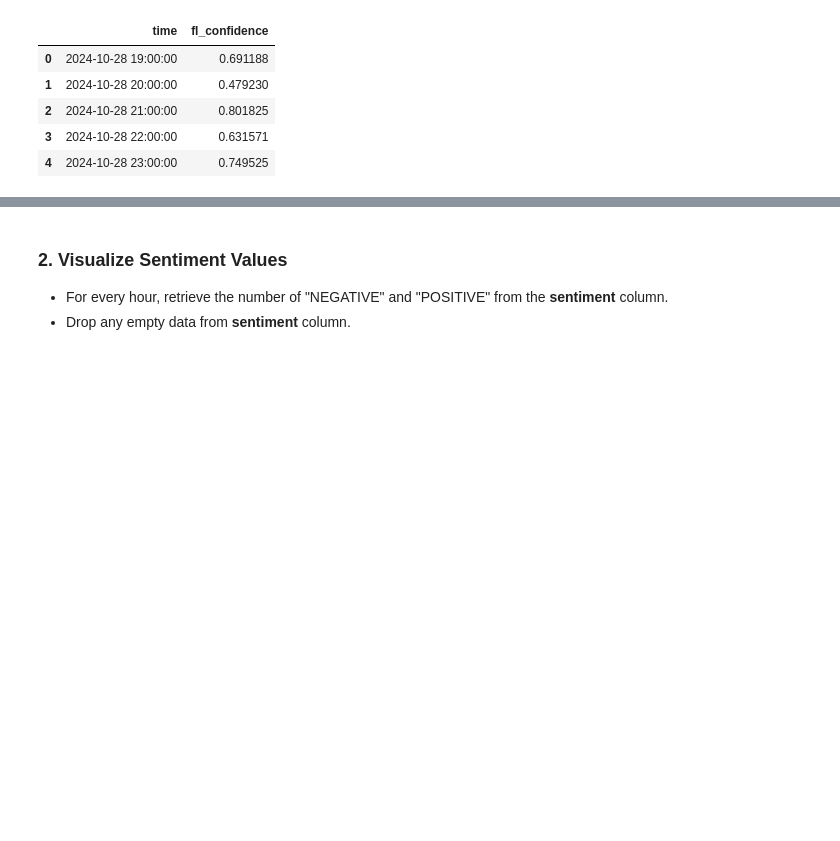
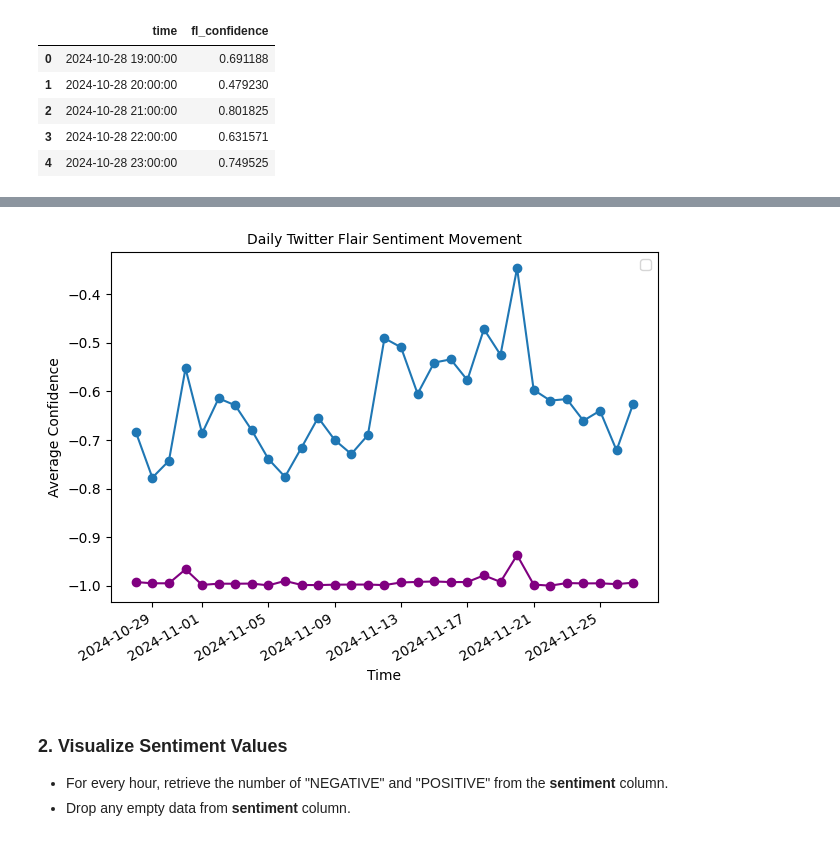
Before and after one commit to RubyQianru/Crypto-Price-and-Twitter-Sentimental-Analysis, a Jupyter notebook: main.ipynb, the cells around one changed output, grey strips where cells are left out. Cells and saved outputs as stored; diff of their text form; code cells hidden in the pictures; blank space fills up the shorter version.

```diff
--- a/main.ipynb
+++ b/main.ipynb
@@ -302,0 +284,7 @@ plt.show()
+# %%
+# Daily mean
+day_mean = tw_data.groupby(
+  tw_data['time'].dt.floor('d')
+  )['fl_confidence'].mean().reset_index()
+
+day_mean.head()
@@ -302,0 +298,7 @@ plt.show()
+# %%
+# Daily median
+day_med = tw_data.groupby(
+  tw_data['time'].dt.floor('d')
+  )['fl_confidence'].median().reset_index()
+
+day_med.head()
@@ -303,3 +312,19 @@ plt.show()
+# %%
+plt.figure()
+
+plt.plot(day_mean['time'], day_mean['fl_confidence'], marker='o')
+plt.plot(day_med['time'], day_med['fl_confidence'], color='purple', marker='o')
+
+plt.title('Daily Twitter Flair Sentiment Movement', fontsize=10)
+plt.xlabel('Time')
+plt.ylabel('Average Confidence')
+
+plt.gcf().autofmt_xdate()
+plt.tight_layout()
+plt.legend()
+plt.show()
+# %% [output]
+[figure, added]
 # %% [markdown]
 ### 2. Visualize Sentiment Values
 - For every hour, retrieve the number of "NEGATIVE" and "POSITIVE" from the **sentiment** column.
```
Also changed, not shown: parts of 30 cells of this notebook, 4 other files.
